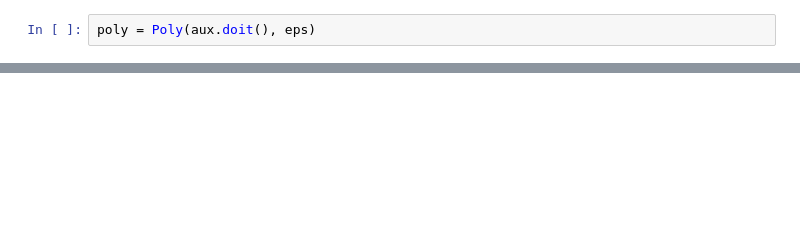
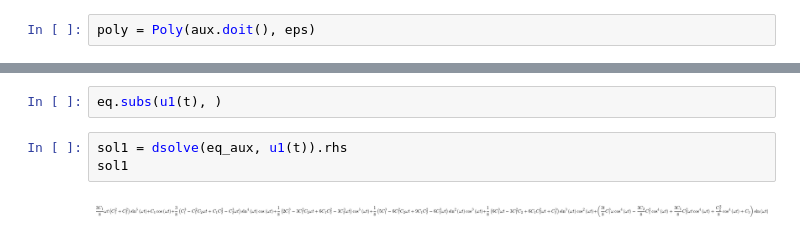
Before and after one commit to nicoguaro/notebooks_examples, a Jupyter notebook: Perturbation methods.ipynb, the cells around one changed output, grey strips where cells are left out. Saved outputs shown, nothing was run; the diff lists cells and outputs as text; blank space fills up the shorter version.

```diff
--- a/Perturbation methods.ipynb
+++ b/Perturbation methods.ipynb
@@ -32,0 +81,7 @@ coefs[-1]
+# %%
+eq.subs(u1(t), )
+# %%
+sol1 = dsolve(eq_aux, u1(t)).rhs
+sol1
+# %% [output]
+[figure, added]
```
Also changed, not shown: parts of 30 cells of this notebook, 1 other file.
